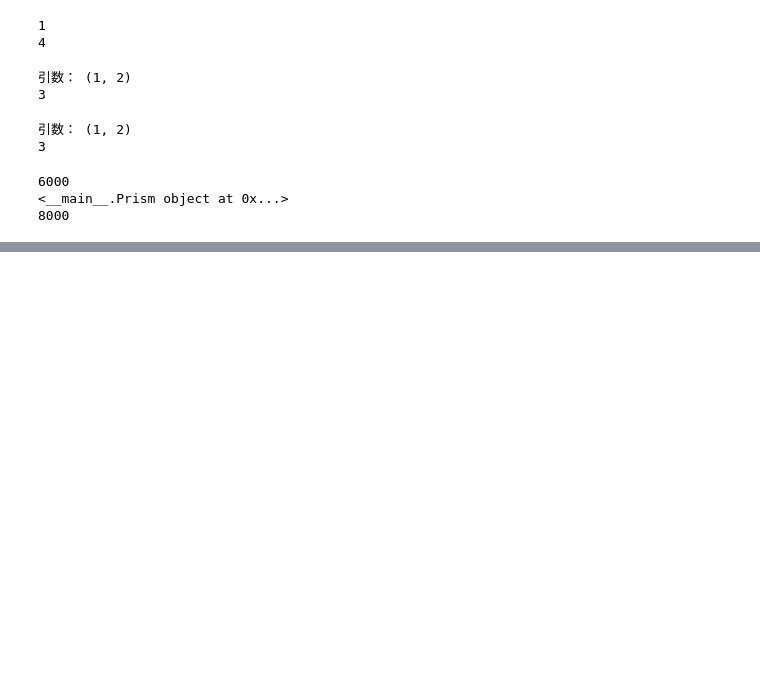
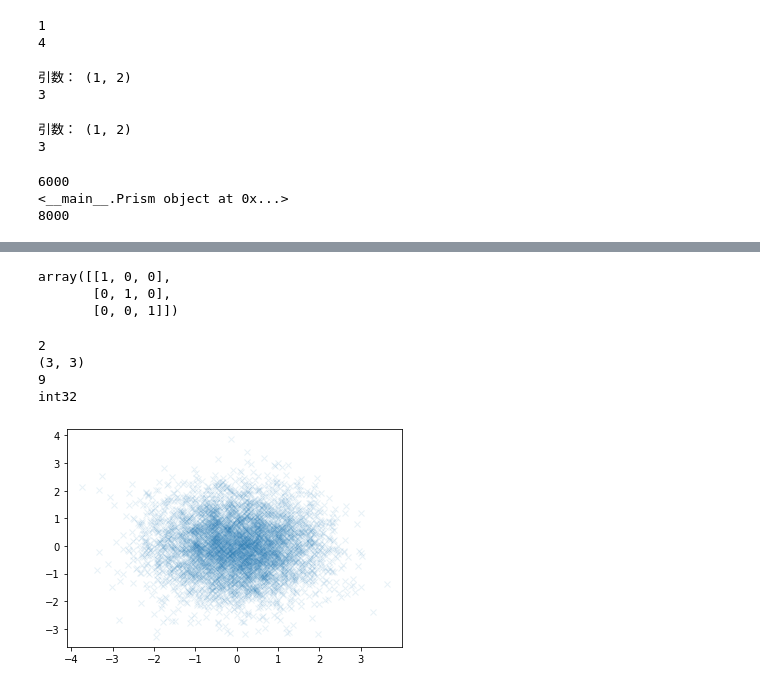
Before and after one commit to Tougo777/For-stady, a Jupyter notebook: MinnanoTrain.ipynb, the cells around one changed output, grey strips where cells are left out. Drawn from its saved outputs; the diff is of its cells as text; code cells hidden in the pictures; blank space fills up the shorter version.

```diff
--- a/MinnanoTrain.ipynb
+++ b/MinnanoTrain.ipynb
@@ -172,0 +280,28 @@ print(p1.content())
+# %%
+import numpy as np
+b = np.array([[1,0,0],[0,1,0],[0,0,1]])
+b
+# %% [output]
+array([[1, 0, 0],
+       [0, 1, 0],
+       [0, 0, 1]])
+# %%
+print(b.ndim)
+print(b.shape)
+print(b.size)
+print(b.dtype)
+# %% [output]
+2
+(3, 3)
+9
+int32
+# %%
+%matplotlib inline
+import numpy as np
+import matplotlib.pyplot as plt
+
+x=np.random.randn(5000)
+y=np.random.randn(5000)
+t=plt.plot(x,y,'o',alpha=0.1)#oはプロットの形状、alphaは薄さ
+# %% [output]
+[figure, added]
```
Also changed, not shown: parts of 22 cells of this notebook.
